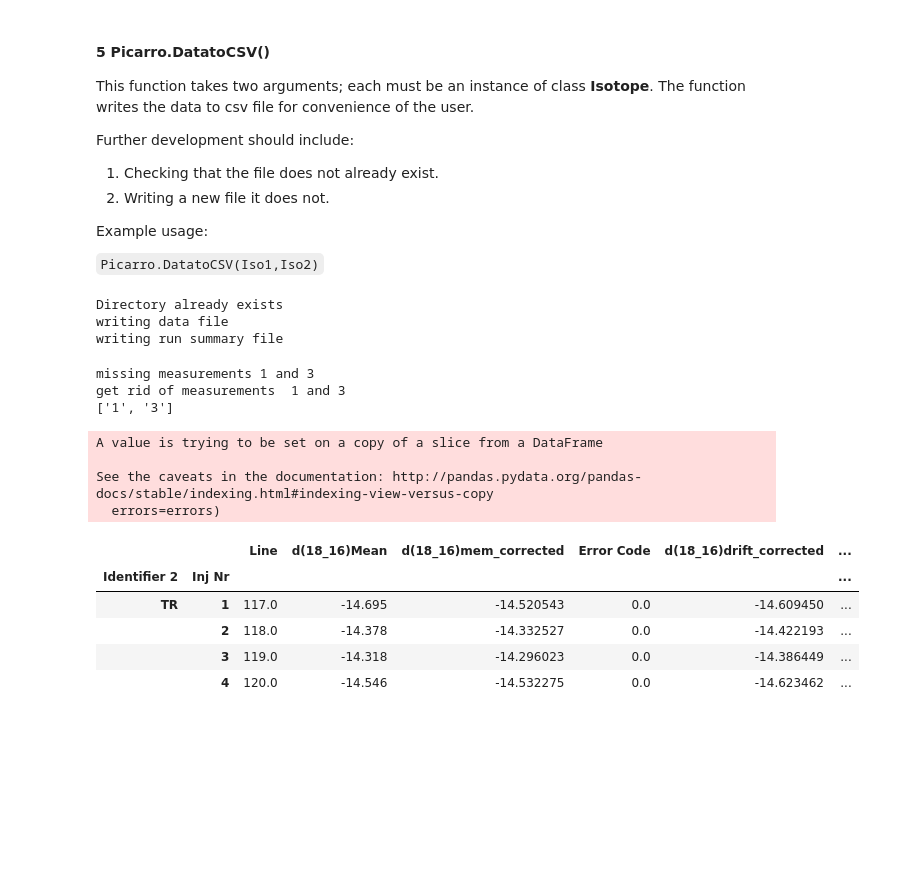
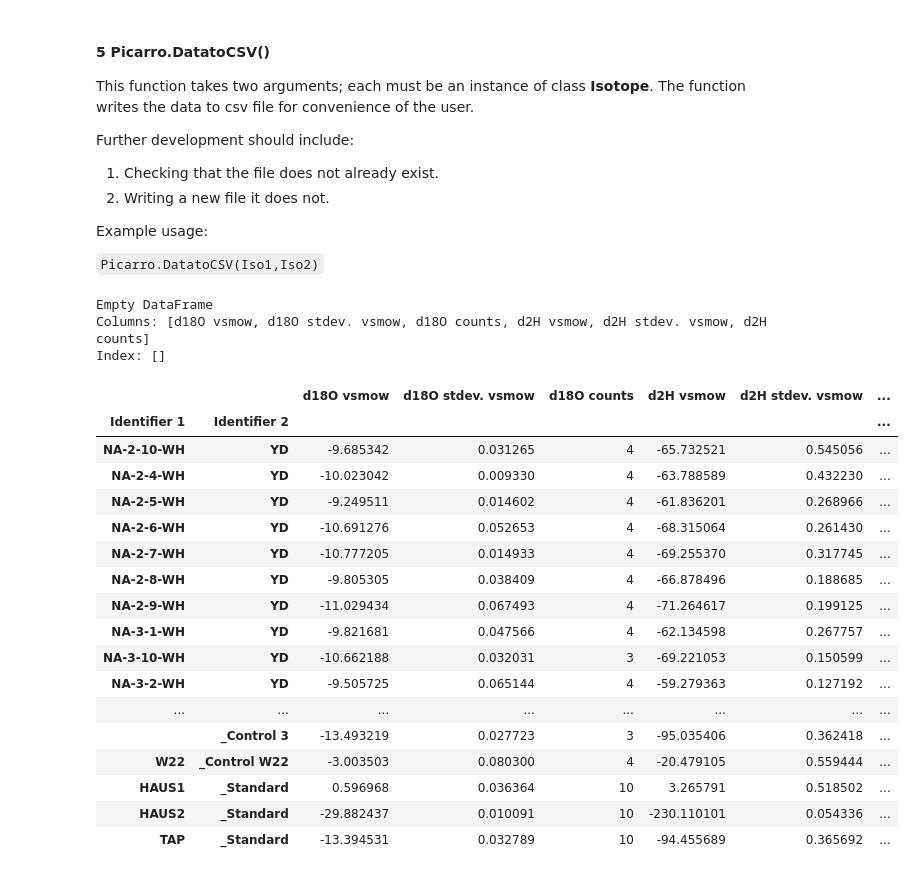
Before and after one commit to tr1813/picarro-calculator, a Jupyter notebook: ipynb/Picarro class.ipynb, the cells around one changed output. Drawn from its saved outputs; the diff is of its cells as text; code cells hidden in the pictures; blank space fills up the shorter version.

````diff
--- a/ipynb/Picarro class.ipynb
+++ b/ipynb/Picarro class.ipynb
@@ -122,6 +122,4 @@ Example usage:
 
 ``` df = Picarro.Merge(Iso1,Iso2)```
 # %%
-df = pica.Merge(O18,D)
-
-df.head(19)
+DATA = pica.Merged(O18,D)
@@ -168,9 +167,3 @@ Further development should include:
 Example usage:
 
 ```Picarro.DatatoCSV(Iso1,Iso2)```
-# %%
-pica.OverviewDatatoCSV(O18,D)
-# %% [output]
-Directory already exists
-writing data file
-writing run summary file
@@ -223,18 +170,27 @@ def runCheck2(df1,col4):
-# %%
-col4 = "d(18_16)vsmow_corrected"
-df = O18.vsmow.loc["GE-36"]
-runCheck2(df,col4)
-# %% [output]
-missing measurements 1 and 3
-get rid of measurements  1 and 3
-['1', '3']
-A value is trying to be set on a copy of a slice from a DataFrame
-
-See the caveats in the documentation: http://pandas.pydata.org/pandas-docs/stable/indexing.html#indexing-view-versus-copy
-  errors=errors)
-|  |  | Line | d(18_16)Mean | d(18_16)mem_corrected | Error Code | d(18_16)drift_corrected | ... |
-| Identifier 2 | Inj Nr |  |  |  |  |  | ... |
-| TR | 1 | 117.0 | -14.695 | -14.520543 | 0.0 | -14.609450 | ... |
-|  | 2 | 118.0 | -14.378 | -14.332527 | 0.0 | -14.422193 | ... |
-|  | 3 | 119.0 | -14.318 | -14.296023 | 0.0 | -14.386449 | ... |
-|  | 4 | 120.0 | -14.546 | -14.532275 | 0.0 | -14.623462 | ... |
+# %%
+DATA.suggestedReruns()
+# %% [output]
+Empty DataFrame
+Columns: [d18O vsmow, d18O stdev. vsmow, d18O counts, d2H vsmow, d2H stdev. vsmow, d2H counts]
+Index: []
+# %%
+DATA.merge
+# %% [output]
+|  |  | d18O vsmow | d18O stdev. vsmow | d18O counts | d2H vsmow | d2H stdev. vsmow | ... |
+| Identifier 1 | Identifier 2 |  |  |  |  |  | ... |
+| NA-2-10-WH | YD | -9.685342 | 0.031265 | 4 | -65.732521 | 0.545056 | ... |
+| NA-2-4-WH | YD | -10.023042 | 0.009330 | 4 | -63.788589 | 0.432230 | ... |
+| NA-2-5-WH | YD | -9.249511 | 0.014602 | 4 | -61.836201 | 0.268966 | ... |
+| NA-2-6-WH | YD | -10.691276 | 0.052653 | 4 | -68.315064 | 0.261430 | ... |
+| NA-2-7-WH | YD | -10.777205 | 0.014933 | 4 | -69.255370 | 0.317745 | ... |
+| NA-2-8-WH | YD | -9.805305 | 0.038409 | 4 | -66.878496 | 0.188685 | ... |
+| NA-2-9-WH | YD | -11.029434 | 0.067493 | 4 | -71.264617 | 0.199125 | ... |
+| NA-3-1-WH | YD | -9.821681 | 0.047566 | 4 | -62.134598 | 0.267757 | ... |
+| NA-3-10-WH | YD | -10.662188 | 0.032031 | 3 | -69.221053 | 0.150599 | ... |
+| NA-3-2-WH | YD | -9.505725 | 0.065144 | 4 | -59.279363 | 0.127192 | ... |
+| ... | ... | ... | ... | ... | ... | ... | ... |
+|  | _Control 3 | -13.493219 | 0.027723 | 3 | -95.035406 | 0.362418 | ... |
+| W22 | _Control W22 | -3.003503 | 0.080300 | 4 | -20.479105 | 0.559444 | ... |
+| HAUS1 | _Standard | 0.596968 | 0.036364 | 10 | 3.265791 | 0.518502 | ... |
+| HAUS2 | _Standard | -29.882437 | 0.010091 | 10 | -230.110101 | 0.054336 | ... |
+| TAP | _Standard | -13.394531 | 0.032789 | 10 | -94.455689 | 0.365692 | ... |
````
Also changed, not shown: parts of 6 cells of this notebook, 1 other file.
